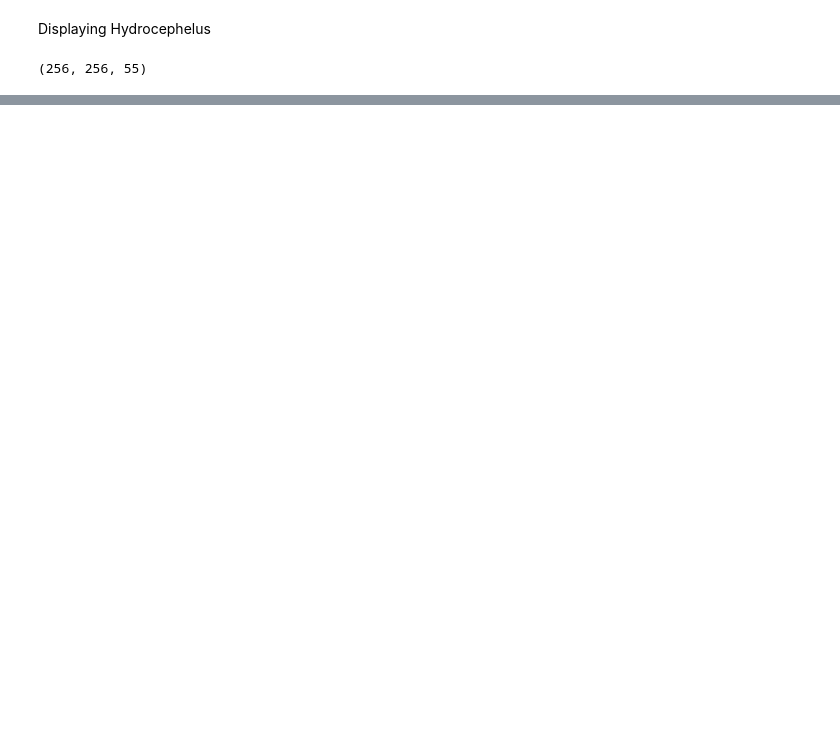
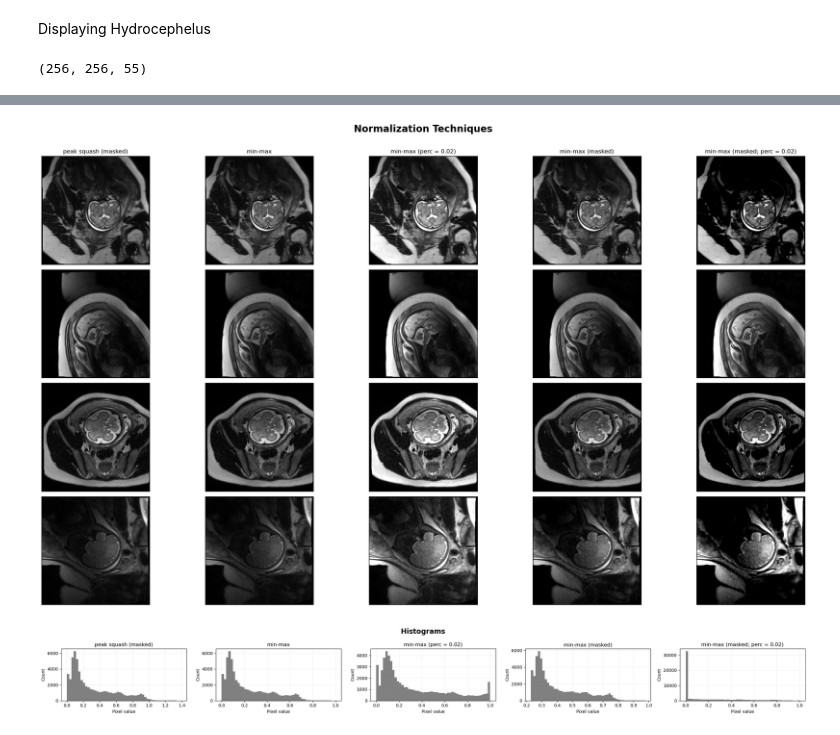
Before and after one commit to MedicalVisionGroup/FetalBrainIQA, a Jupyter notebook: thesis_figs/display_slices.ipynb, the cells around one changed output, grey strips where cells are left out. Cells and saved outputs as stored; diff of their text form; code cells hidden in the pictures; blank space fills up the shorter version.

```diff
--- a/thesis_figs/display_slices.ipynb
+++ b/thesis_figs/display_slices.ipynb
@@ -153,0 +144,2 @@ plt.savefig('hydro.png')
+# %%
+idxs = [955, 102, 435, 50]
@@ -153,0 +232,20 @@ plt.savefig('hydro.png')
+# %%
+norm_params = [
+    {'display_method': None, 'norm_method':'peak-squash', 'masked_norm': True, 'percentile_norm': 0, 'title': 'peak squash (masked)'},
+    {'display_method': None, 'norm_method':'min-max', 'masked_norm': False, 'percentile_norm': 0, 'title': 'min-max'},
+    {'display_method': None, 'norm_method':'min-max', 'masked_norm': False, 'percentile_norm': 0.02, 'title': 'min-max (perc = 0.02)'},
+    {'display_method': None, 'norm_method':'min-max', 'masked_norm': True, 'percentile_norm': 0, 'title': 'min-max (masked)'},
+    {'display_method': None, 'norm_method':'min-max', 'masked_norm': True, 'percentile_norm': 0.02, 'title': 'min-max (masked; perc = 0.02)'},
+]
+# %%
+display_datasets(
+    dataset = train_dataset,
+    vp_dict_list = norm_params,
+    idxs = idxs,
+    sup_title = 'Normalization Techniques',
+    fpath = Path('normalization.png'),
+    hist_fpath=Path('normalization_hists.png')
+)
+# %% [output]
+[figure, added]
+[figure, added]
```
Also changed, not shown: parts of 9 cells of this notebook, 2 other files.
